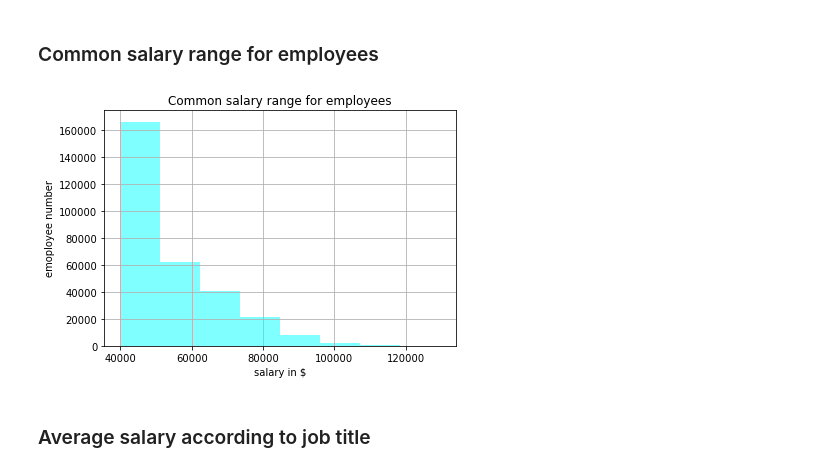
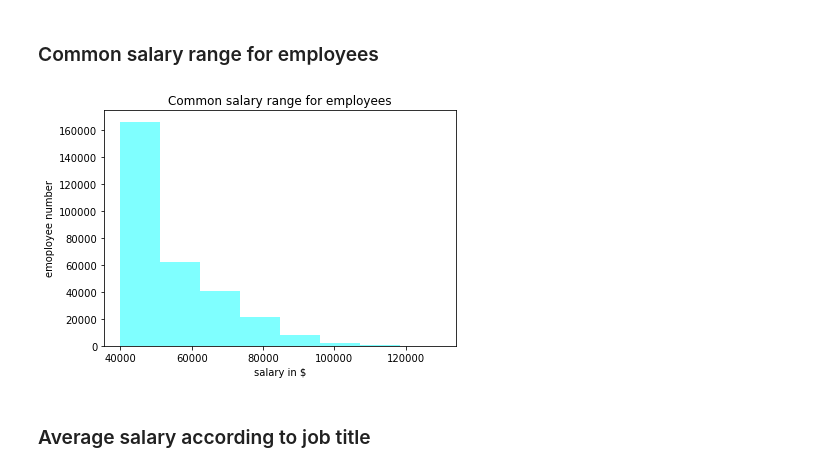
Before and after one commit to chirchir92/sql_challenge, a Jupyter notebook: bonus_analysis.ipynb, the cells around one changed output. Cells and saved outputs as stored; diff of their text form; code cells hidden in the pictures.

```diff
--- a/bonus_analysis.ipynb
+++ b/bonus_analysis.ipynb
@@ -25,16 +25,15 @@ x_value =salary['salary']
 # %%
 # create bins
 # plot the hist values using salary values from above
 bins = 8
 n,bins,patches = plt.hist(x_value, bins, facecolor='cyan', alpha=0.5)
 plt.xlabel('salary in $')
 plt.ylabel('emoployee number')
-plt.grid()
 plt.tight_layout()
 plt.title('Common salary range for employees')
 plt.show()
 # %% [output]
-[figure, old version]
+[figure, new version]
 # %% [markdown]
 ### Average salary according to job title
 # %%
```
Also changed, not shown: parts of 1 cell of this notebook.
